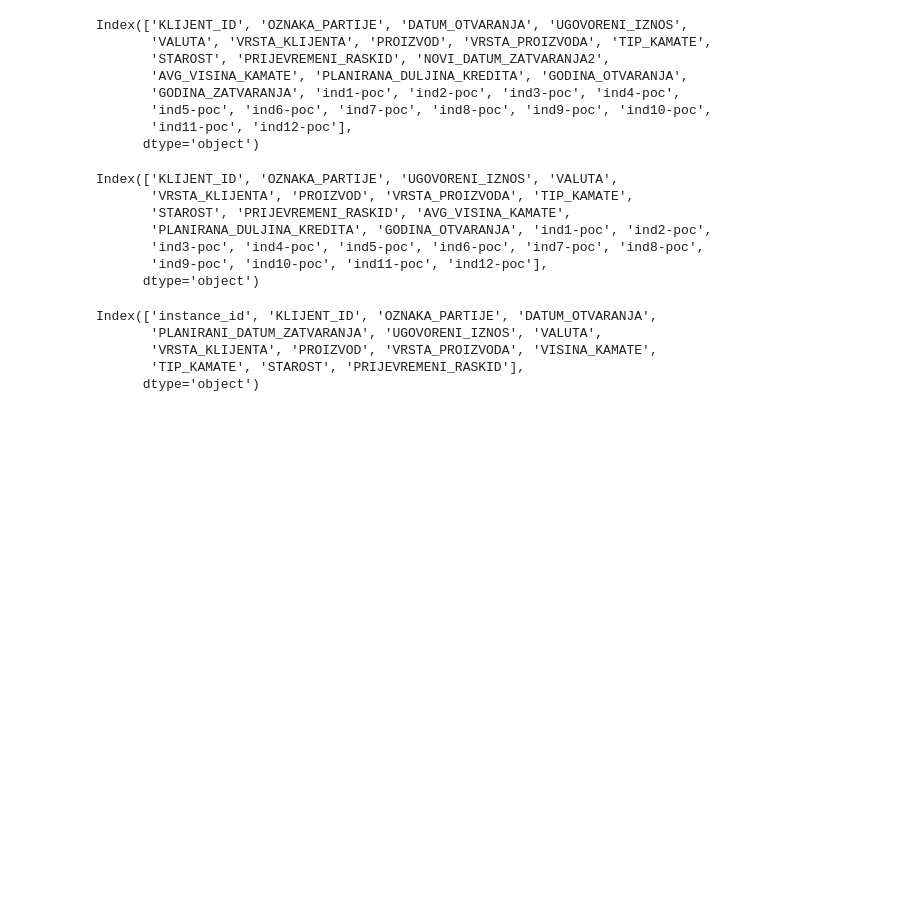
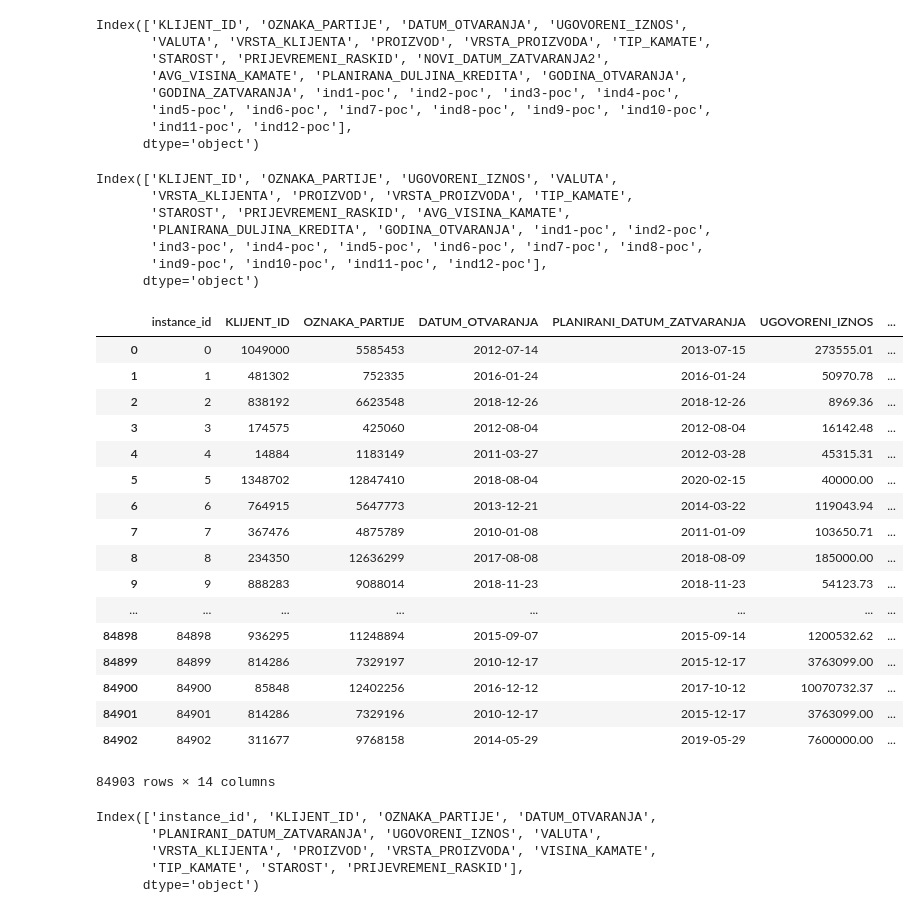
Before and after one commit to drajsel/Outliers, a Jupyter notebook: preprocessing.ipynb, the cells around one changed output. Drawn from its saved outputs; the diff is of its cells as text; code cells hidden in the pictures; blank space fills up the shorter version.

```diff
--- a/preprocessing.ipynb
+++ b/preprocessing.ipynb
@@ -685,3 +709,24 @@ test = pd.read_excel('C:/Users/e_len/Documents/eval_dataset_nan.xlsx',parse_date
+# %%
+test
+# %% [output]
+|  | instance_id | KLIJENT_ID | OZNAKA_PARTIJE | DATUM_OTVARANJA | PLANIRANI_DATUM_ZATVARANJA | UGOVORENI_IZNOS | ... |
+| 0 | 0 | 1049000 | 5585453 | 2012-07-14 | 2013-07-15 | 273555.01 | ... |
+| 1 | 1 | 481302 | 752335 | 2016-01-24 | 2016-01-24 | 50970.78 | ... |
+| 2 | 2 | 838192 | 6623548 | 2018-12-26 | 2018-12-26 | 8969.36 | ... |
+| 3 | 3 | 174575 | 425060 | 2012-08-04 | 2012-08-04 | 16142.48 | ... |
+| 4 | 4 | 14884 | 1183149 | 2011-03-27 | 2012-03-28 | 45315.31 | ... |
+| 5 | 5 | 1348702 | 12847410 | 2018-08-04 | 2020-02-15 | 40000.00 | ... |
+| 6 | 6 | 764915 | 5647773 | 2013-12-21 | 2014-03-22 | 119043.94 | ... |
+| 7 | 7 | 367476 | 4875789 | 2010-01-08 | 2011-01-09 | 103650.71 | ... |
+| 8 | 8 | 234350 | 12636299 | 2017-08-08 | 2018-08-09 | 185000.00 | ... |
+| 9 | 9 | 888283 | 9088014 | 2018-11-23 | 2018-11-23 | 54123.73 | ... |
+| ... | ... | ... | ... | ... | ... | ... | ... |
+| 84898 | 84898 | 936295 | 11248894 | 2015-09-07 | 2015-09-14 | 1200532.62 | ... |
+| 84899 | 84899 | 814286 | 7329197 | 2010-12-17 | 2015-12-17 | 3763099.00 | ... |
+| 84900 | 84900 | 85848 | 12402256 | 2016-12-12 | 2017-10-12 | 10070732.37 | ... |
+| 84901 | 84901 | 814286 | 7329196 | 2010-12-17 | 2015-12-17 | 3763099.00 | ... |
+| 84902 | 84902 | 311677 | 9768158 | 2014-05-29 | 2019-05-29 | 7600000.00 | ... |
+84903 rows × 14 columns
 # %%
 test.columns
 # %% [output]
```
Also changed, not shown: parts of 41 cells of this notebook.
